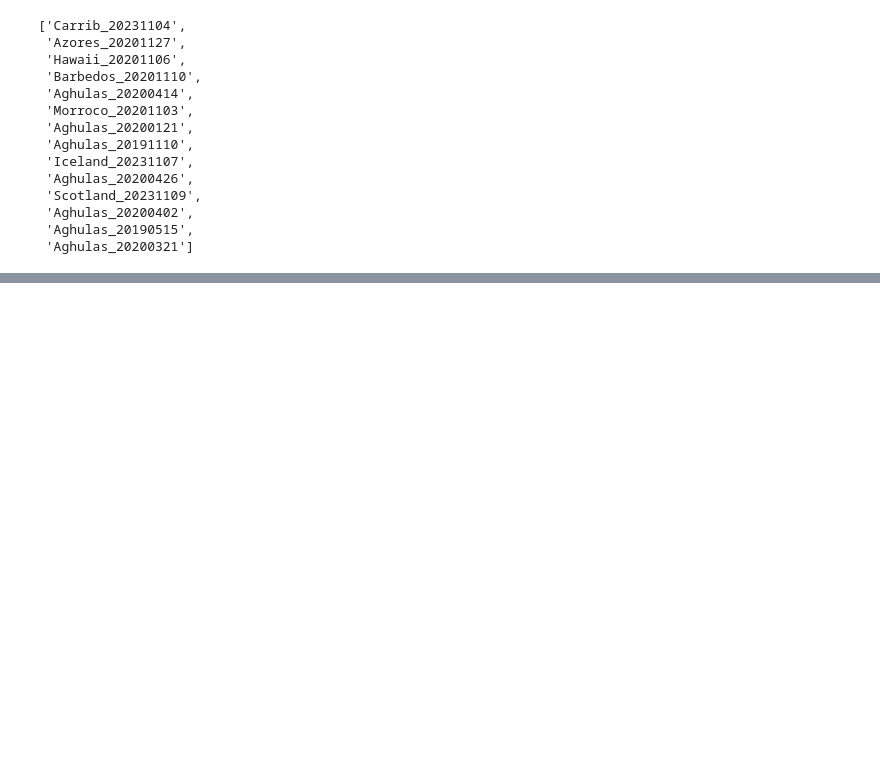
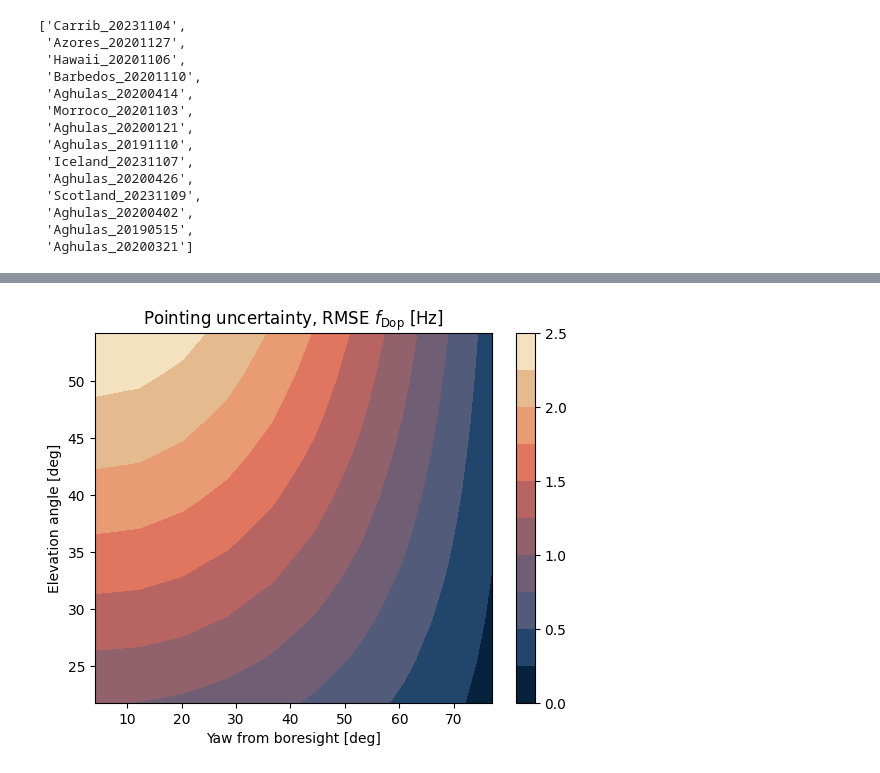
Before and after one commit to owenodriscoll/DopSCA_leakage, a Jupyter notebook: Sentinel1_analyses/analysis_attitude.ipynb, the cells around one changed output, grey strips where cells are left out. Saved outputs shown, nothing was run; the diff lists cells and outputs as text; code cells hidden in the pictures; blank space fills up the shorter version.

```diff
--- a/Sentinel1_analyses/analysis_attitude.ipynb
+++ b/Sentinel1_analyses/analysis_attitude.ipynb
@@ -193,0 +444,13 @@ f_dop_noise - f_dop
+# %%
+extent = [np.min(yaws), np.max(yaws), np.min(angles_elevation), np.max(angles_elevation)]
+# cm = plt.cm.get_cmap('Reds',10)
+# kwargs_plot = dict(origin = 'lower', cmap = cmc.batlowS(5), extent = extent, aspect = 'auto', interpolation = 'bilinear')
+kwargs_plot = dict(origin = 'lower', cmap = cmc.lipari, extent = extent, levels = 10)
+
+plt.contourf(np.sqrt(np.mean(output_yaw_roll**2, axis = (-3, -2, -1))), **kwargs_plot)
+plt.xlabel('Yaw from boresight [deg]')
+plt.ylabel('Elevation angle [deg]')
+plt.title(r'Pointing uncertainty, RMSE $f_{\mathrm{Dop}}$ [Hz]')
+_ = plt.colorbar()
+# %% [output]
+[figure, added]
```
Also changed, not shown: parts of 16 cells of this notebook.
